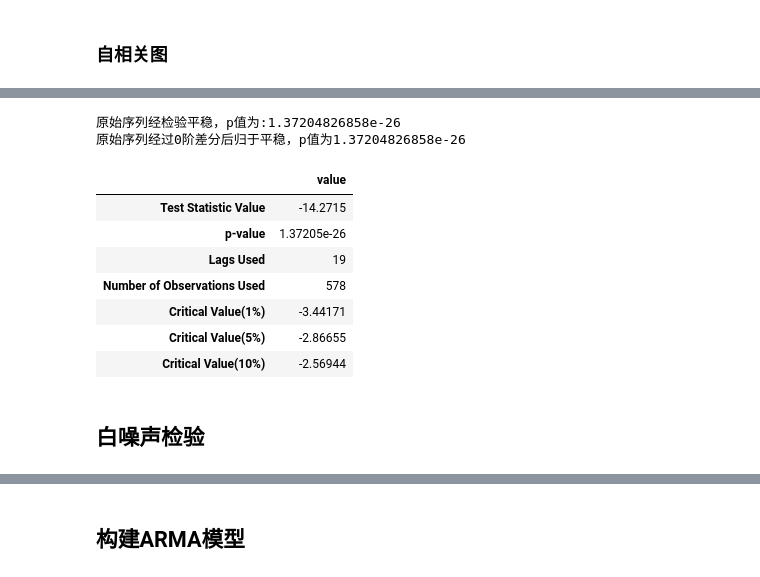
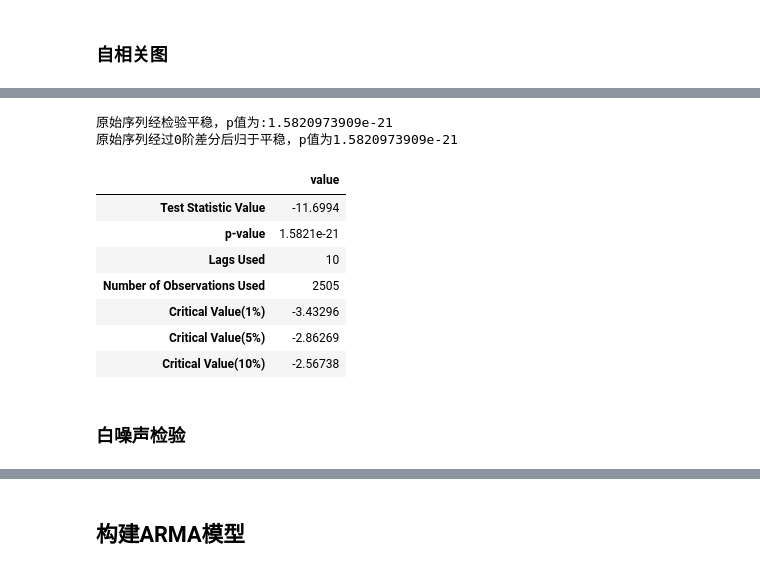
Before and after one commit to lvyuhong/Metro, a Jupyter notebook: AMRAModle.ipynb, the cells around one changed output, grey strips where cells are left out. Cells and saved outputs as stored; diff of their text form; code cells hidden in the pictures.

```diff
--- a/AMRAModle.ipynb
+++ b/AMRAModle.ipynb
@@ -16,3 +12,0 @@ fileList = os.listdir(path)
-# %%
-linesDay = pd.DataFrame()
-linesDay = Metro.genLinesSeries(path,fileList,'hour')
@@ -82,6 +70,6 @@ from statsmodels.tsa.arima_model import ARIMA
 from statsmodels.tsa.arima_model import ARIMA #建立ARIMA(p,1,q)模型
 from statsmodels.stats.diagnostic import acorr_ljungbox #白噪声检验
 # %%
-line = linesDay[(linesDay['lineID']=='C')]
+line = linesDay[(linesDay['stationID']==0)]
 line.reset_index(drop=True,inplace=True)
 ts = line['inCount']
@@ -126,46 +89,46 @@ def test_stationarity(timeseries):
 # %%
 ## 平稳性检验
+def test_stationarity(ts):
+    diff=0
+    adf = ADF(ts)
+    if adf[1]>0.05:
+        print (u'原始序列经检验不平稳，p值为:%s'%(adf[1]))
+    else:
+        print (u'原始序列经检验平稳，p值为:%s'%(adf[1]))
+    while adf[1]>=0.05:#adf[1]为p值，p值小于0.05认为是平稳的
+        print(diff)
+        diff=diff+1
+        adf=ADF(ts.diff(diff).dropna())
+    print (u'原始序列经过%s阶差分后归于平稳，p值为%s'%(diff,adf[1]))
 
-diff=0
-adf = ADF(line['inCount'])
-if adf[1]>0.05:
-    print (u'原始序列经检验不平稳，p值为:%s'%(adf[1]))
-else:
-    print (u'原始序列经检验平稳，p值为:%s'%(adf[1]))
-while adf[1]>=0.05:#adf[1]为p值，p值小于0.05认为是平稳的
-    print(diff)
-    diff=diff+1
-    adf=ADF(line['inCount'].diff(diff).dropna())
-print (u'原始序列经过%s阶差分后归于平稳，p值为%s'%(diff,adf[1]))
+test_stationarity(ts)
 # %% [output]
-原始序列经检验平稳，p值为:1.37204826858e-26
-原始序列经过0阶差分后归于平稳，p值为1.37204826858e-26
+原始序列经检验平稳，p值为:1.5820973909e-21
+原始序列经过0阶差分后归于平稳，p值为1.5820973909e-21
 # %%
-temp = np.array(ts)
-t = ADF(temp)  # ADF检验
-output=pd.DataFrame(index=['Test Statistic Value', "p-value", "Lags Used", "Number of Observations Used","Critical Value(1%)","Critical Value(5%)","Critical Value(10%)"],columns=['value'])
-output['value']['Test Statistic Value'] = t[0]
-output['value']['p-value'] = t[1]
-output['value']['Lags Used'] = t[2]
-output['value']['Number of Observations Used'] = t[3]
-output['value']['Critical Value(1%)'] = t[4]['1%']
-output['value']['Critical Value(5%)'] = t[4]['5%']
-output['value']['Critical Value(10%)'] = t[4]['10%']
+def test_adf(ts):
+    temp = np.array(ts)
+    t = ADF(temp)  # ADF检验
+    output=pd.DataFrame(index=['Test Statistic Value', "p-value", "Lags Used", "Number of Observations Used","Critical Value(1%)","Critical Value(5%)","Critical Value(10%)"],columns=['value'])
+    output['value']['Test Statistic Value'] = t[0]
+    output['value']['p-value'] = t[1]
+    output['value']['Lags Used'] = t[2]
+    output['value']['Number of Observations Used'] = t[3]
+    output['value']['Critical Value(1%)'] = t[4]['1%']
+    output['value']['Critical Value(5%)'] = t[4]['5%']
+    output['value']['Critical Value(10%)'] = t[4]['10%']
+    return output
+output = test_adf(ts)
 output
-# ---------------------
-# 作者：积微成著
-# 来源：CSDN
-# 原文：https://blog.csdn.net/duxu24/article/details/52079901
-# 版权声明：本文为博主原创文章，转载请附上博文链接！
 # %% [output]
 |  | value |
-| Test Statistic Value | -14.2715 |
-| p-value | 1.37205e-26 |
-| Lags Used | 19 |
-| Number of Observations Used | 578 |
-| Critical Value(1%) | -3.44171 |
-| Critical Value(5%) | -2.86655 |
-| Critical Value(10%) | -2.56944 |
+| Test Statistic Value | -11.6994 |
+| p-value | 1.5821e-21 |
+| Lags Used | 10 |
+| Number of Observations Used | 2505 |
+| Critical Value(1%) | -3.43296 |
+| Critical Value(5%) | -2.86269 |
+| Critical Value(10%) | -2.56738 |
 # %%
 def best_diff(df, maxdiff = 8):
     p_set = {}
@@ -188,4 +151,4 @@ def best_diff(df, maxdiff = 8):
         i += 1
     return bestdiff
 # %% [markdown]
-## 白噪声检验
+### 白噪声检验
```
Also changed, not shown: parts of 36 cells of this notebook, 2 other files.
